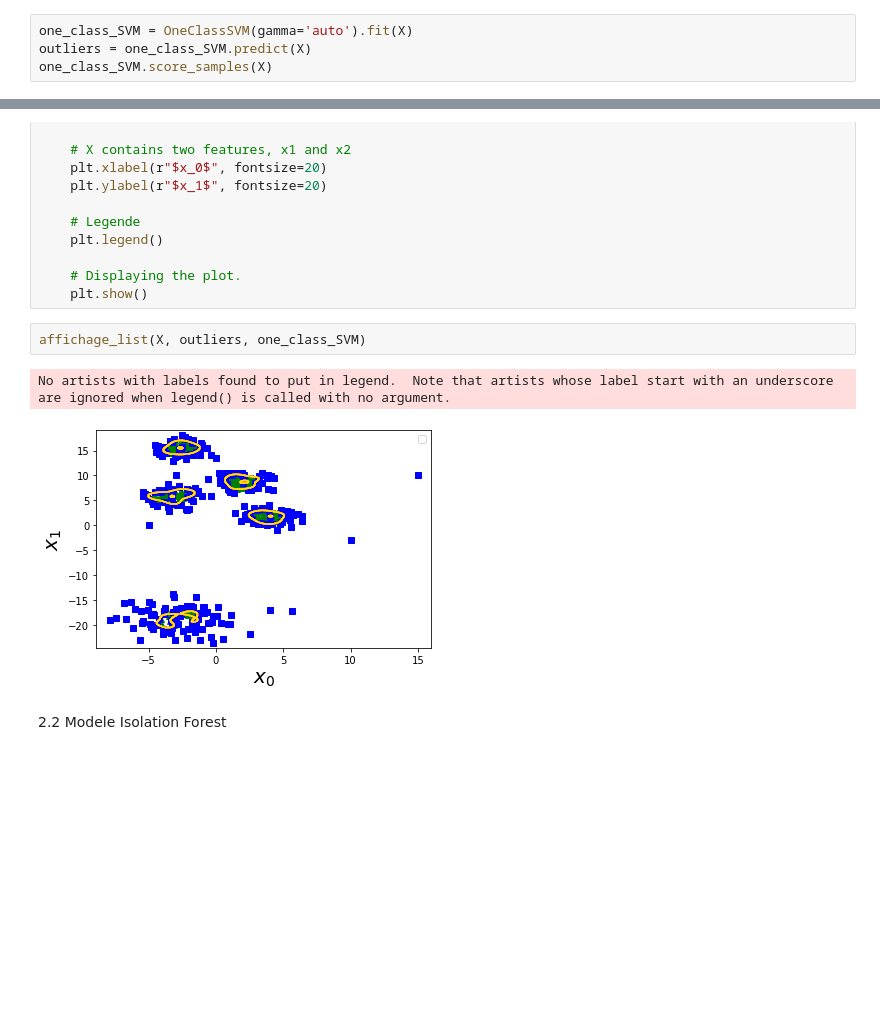
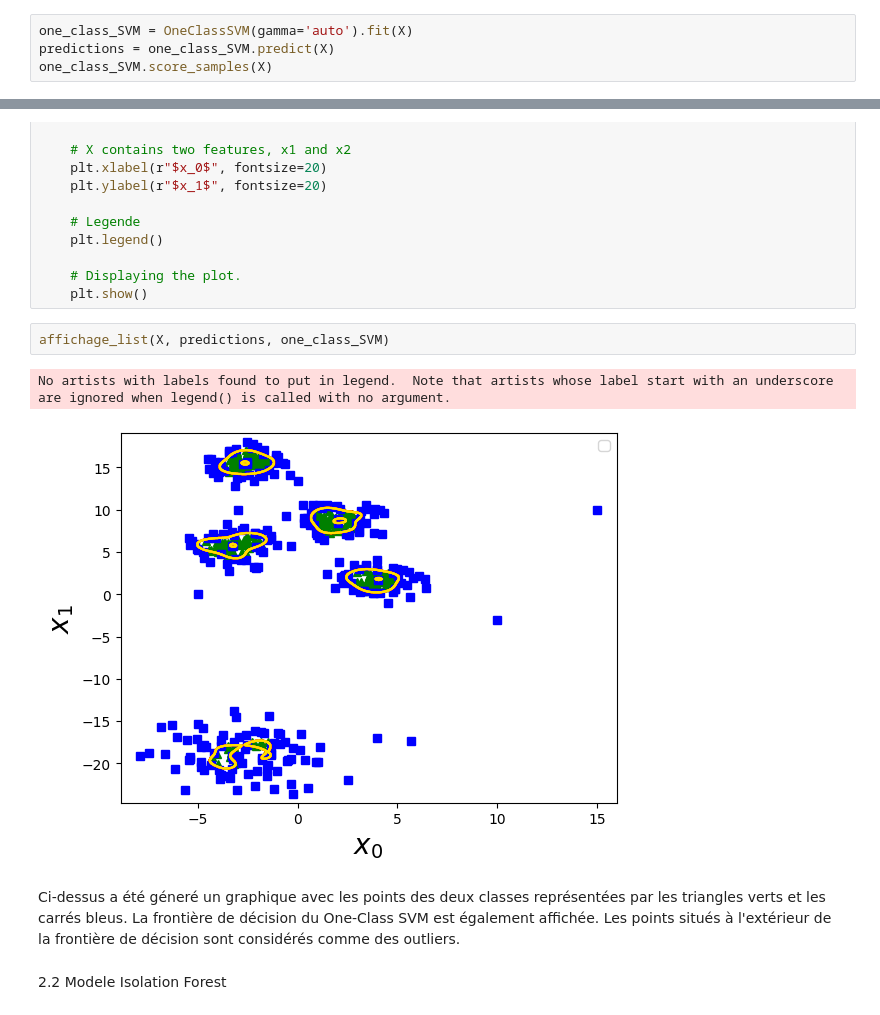
Before and after one commit to pidoux7/XAI, a Jupyter notebook: TME8/TME8.ipynb, the cells around one changed output, grey strips where cells are left out. Saved outputs shown, nothing was run; the diff lists cells and outputs as text; blank space fills up the shorter version.

```diff
--- a/TME8/TME8.ipynb
+++ b/TME8/TME8.ipynb
@@ -87,7 +87,7 @@ Centroides:
 2.1 Modele One-Class SVM
 # %%
 one_class_SVM = OneClassSVM(gamma='auto').fit(X)
-outliers = one_class_SVM.predict(X)
+predictions = one_class_SVM.predict(X)
 one_class_SVM.score_samples(X)
 # %% [output]
 array([ 3.14552417,  9.23874   ,  8.99584204, 10.18233959,  9.34632251,
@@ -135,10 +135,13 @@ def affichage_list(X, y, classifier):
     # Displaying the plot.
     plt.show()
 # %%
-affichage_list(X, outliers, one_class_SVM)
+affichage_list(X, predictions, one_class_SVM)
 # %% [output]
 No artists with labels found to put in legend.  Note that artists whose label start with an underscore are ignored when legend() is called with no argument.
-[figure, old version]
+[figure, new version]
+# %% [markdown]
+Ci-dessus a été géneré un graphique avec les points des deux classes représentées par les triangles verts et les carrés bleus. La frontière de décision du One-Class SVM est également affichée.
+Les points situés à l'extérieur de la frontière de décision sont considérés comme des outliers.
 # %% [markdown]
 2.2 Modele Isolation Forest
 # %%
```
Also changed, not shown: parts of 45 cells of this notebook.
